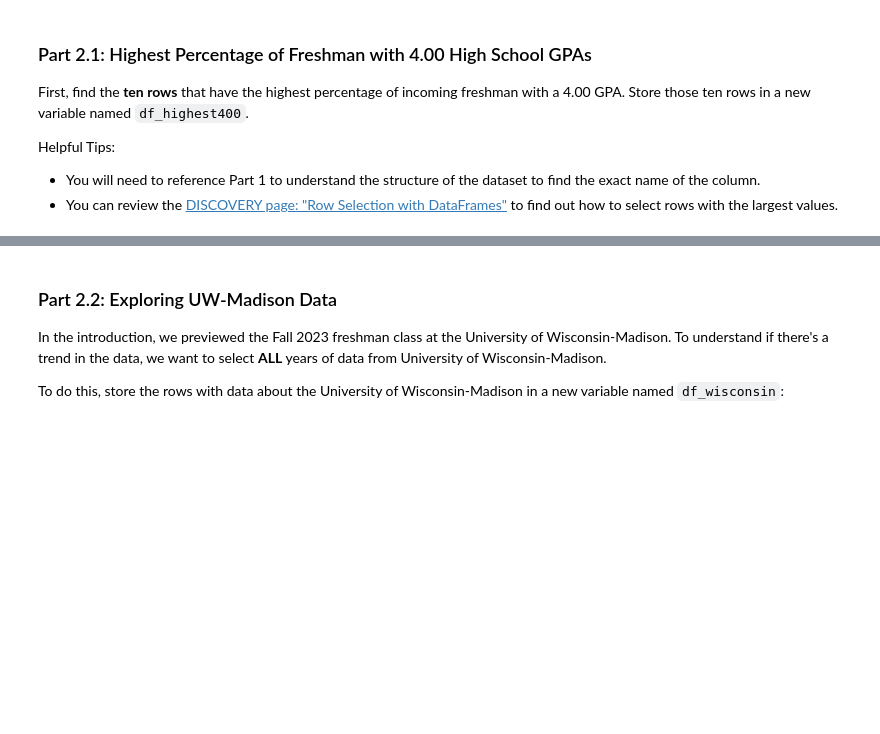
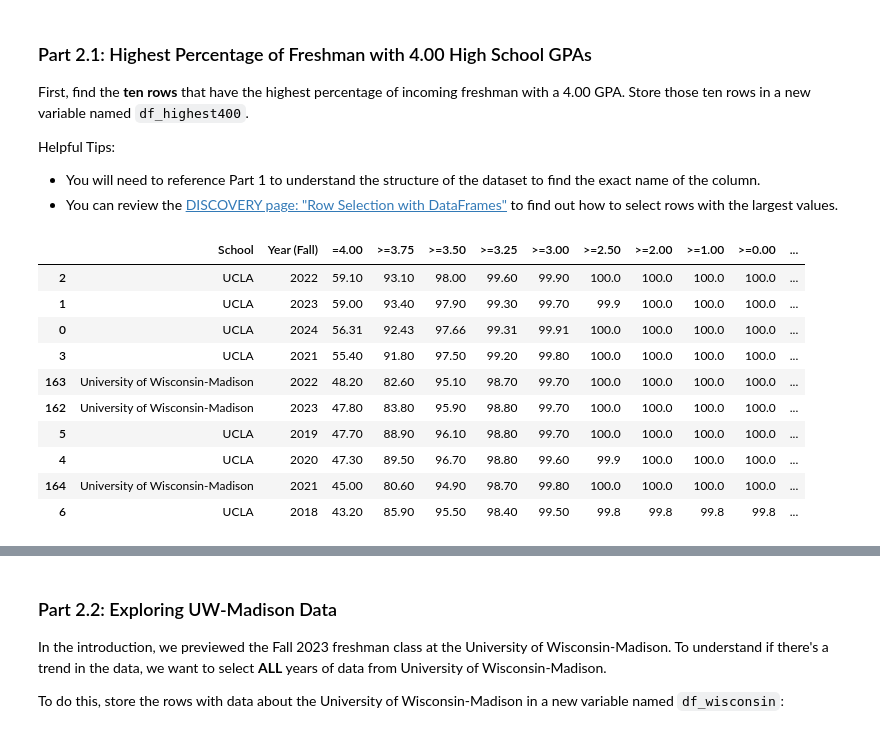
Before and after one commit to zihanl24-afk/discovery_microprojects, a Jupyter notebook: microproject-01-trends-in-high-school-gpas/microproject-01-trends-in-high-school-gpas.ipynb, the cells around one changed output, grey strips where cells are left out. Saved outputs shown, nothing was run; the diff lists cells and outputs as text; code cells hidden in the pictures; blank space fills up the shorter version.

```diff
--- a/microproject-01-trends-in-high-school-gpas/microproject-01-trends-in-high-school-gpas.ipynb
+++ b/microproject-01-trends-in-high-school-gpas/microproject-01-trends-in-high-school-gpas.ipynb
@@ -75,8 +90,20 @@ Helpful Tips:
 - You can review the [DISCOVERY page: "Row Selection with DataFrames"](https://discovery.cs.illinois.edu/learn/Basics-of-Data-Science-with-Python/Row-Selection-with-DataFrames/) to find out how to select rows with the largest values.
 # %%
 # Find the **ten rows** that have the highest percentage of incoming freshman with a 4.00 GPA:
-df_highest400 = ...
+df_highest400 = df.nlargest(10,"=4.00")
 df_highest400
+# %% [output]
+|  | School | Year (Fall) | =4.00 | >=3.75 | >=3.50 | >=3.25 | >=3.00 | >=2.50 | >=2.00 | >=1.00 | >=0.00 | ... |
+| 2 | UCLA | 2022 | 59.10 | 93.10 | 98.00 | 99.60 | 99.90 | 100.0 | 100.0 | 100.0 | 100.0 | ... |
+| 1 | UCLA | 2023 | 59.00 | 93.40 | 97.90 | 99.30 | 99.70 | 99.9 | 100.0 | 100.0 | 100.0 | ... |
+| 0 | UCLA | 2024 | 56.31 | 92.43 | 97.66 | 99.31 | 99.91 | 100.0 | 100.0 | 100.0 | 100.0 | ... |
+| 3 | UCLA | 2021 | 55.40 | 91.80 | 97.50 | 99.20 | 99.80 | 100.0 | 100.0 | 100.0 | 100.0 | ... |
+| 163 | University of Wisconsin-Madison | 2022 | 48.20 | 82.60 | 95.10 | 98.70 | 99.70 | 100.0 | 100.0 | 100.0 | 100.0 | ... |
+| 162 | University of Wisconsin-Madison | 2023 | 47.80 | 83.80 | 95.90 | 98.80 | 99.70 | 100.0 | 100.0 | 100.0 | 100.0 | ... |
+| 5 | UCLA | 2019 | 47.70 | 88.90 | 96.10 | 98.80 | 99.70 | 100.0 | 100.0 | 100.0 | 100.0 | ... |
+| 4 | UCLA | 2020 | 47.30 | 89.50 | 96.70 | 98.80 | 99.60 | 99.9 | 100.0 | 100.0 | 100.0 | ... |
+| 164 | University of Wisconsin-Madison | 2021 | 45.00 | 80.60 | 94.90 | 98.70 | 99.80 | 100.0 | 100.0 | 100.0 | 100.0 | ... |
+| 6 | UCLA | 2018 | 43.20 | 85.90 | 95.50 | 98.40 | 99.50 | 99.8 | 99.8 | 99.8 | 99.8 | ... |
 # %%
 ### TEST CASE for Part 2.1: Highest Percentage of Freshman with 4.00 High School GPAs
 #
```
Also changed, not shown: parts of 14 cells of this notebook.
